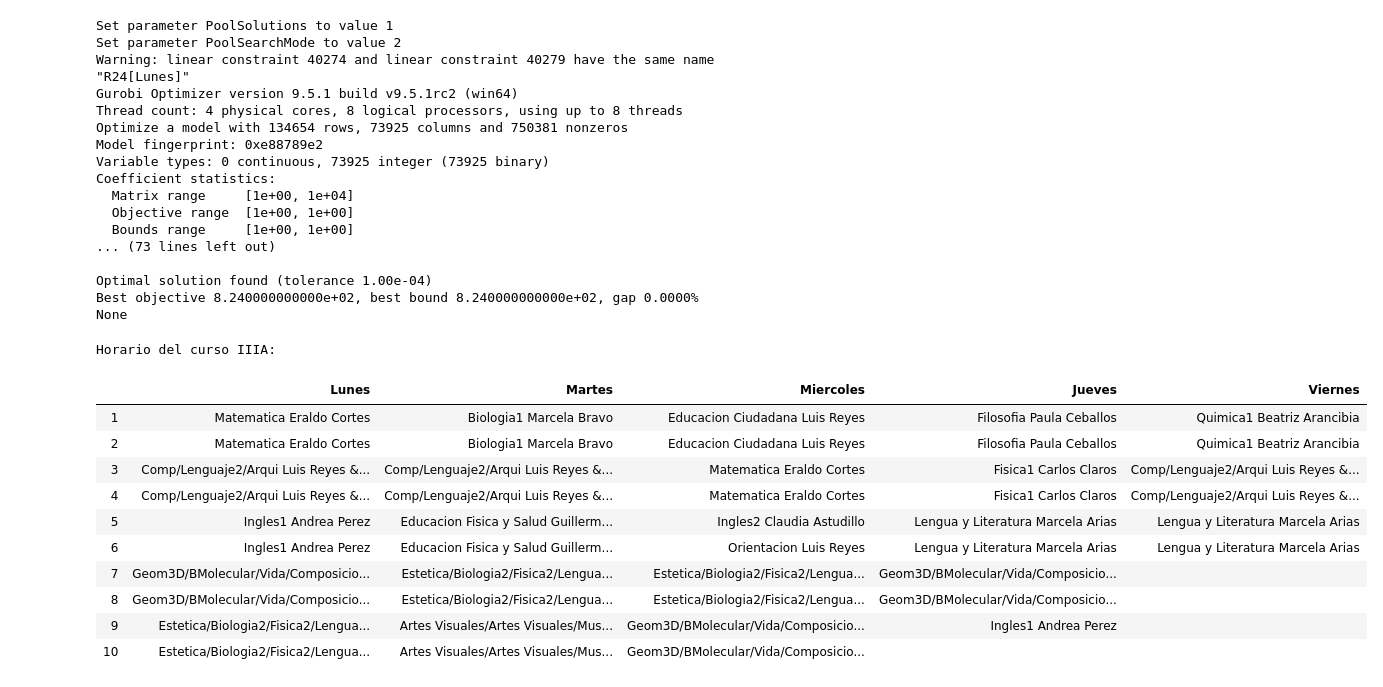
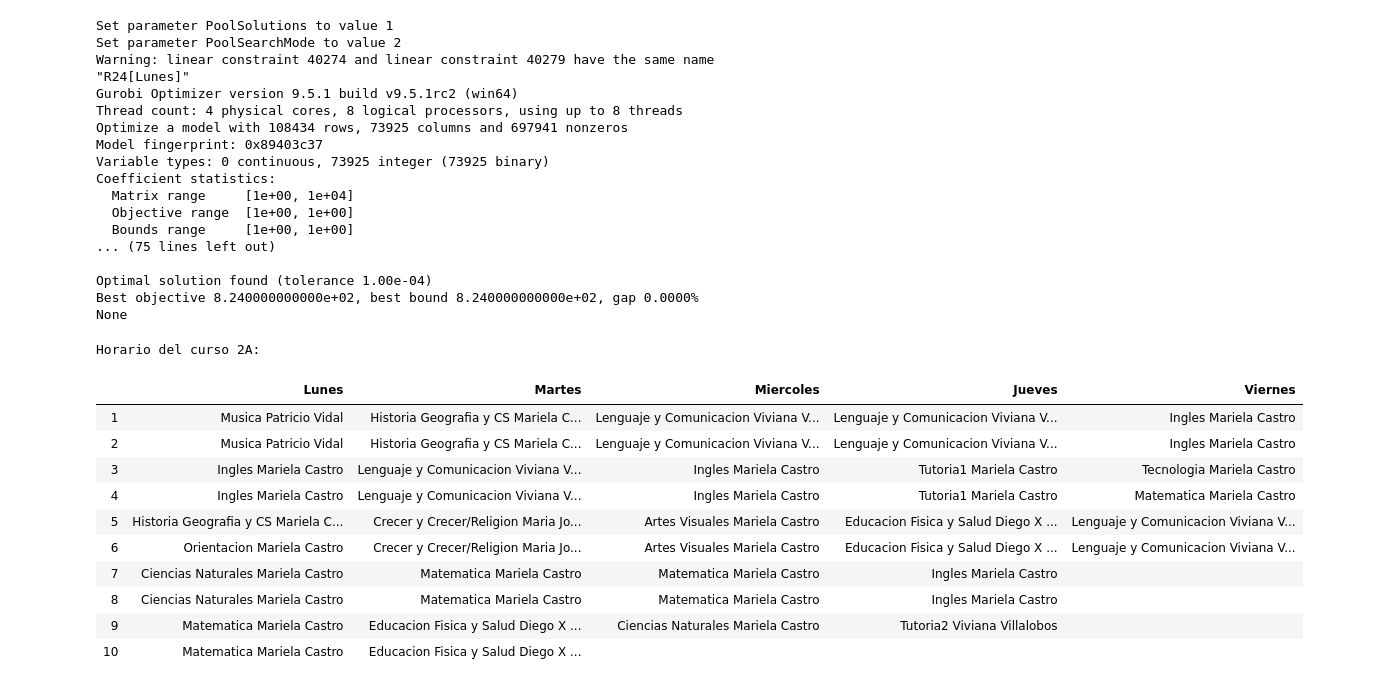
Before and after one commit to acarril/timetable_generator, a Jupyter notebook: Asignador/main.ipynb, the cells around one changed output. Cells and saved outputs as stored; diff of their text form; code cells hidden in the pictures.

Commit message:
Modelo updated

```diff
--- a/Asignador/main.ipynb
+++ b/Asignador/main.ipynb
@@ -91,7 +91,7 @@ def asignaciones_no_hechas(profesores_a_definir_por_curso: Mapping[str, List[Uni
 # %%
 model = gp.Model("Generación de horarios de colegio")
 # model.setParam('OutputFlag', 1)
-f = open('probando_formato.json',encoding='utf8')
+f = open('data/probando_formato.json',encoding='utf8')
 
 M = 10000
 data = json.load(f)
@@ -133,7 +133,7 @@ y = model.addVars(total_asignaciones,dias,modulos,vtype=GRB.BINARY, name="y")
 # * Solo para los cursos donde se prefieren módulos dobles
 w = model.addVars(no_asignaciones, vtype=GRB.BINARY, name="w")
 s = model.addVars(profesores_con_dias_limitados,dias,vtype=GRB.BINARY,name="s") # * Solo para los profesores que tienen menos de 5 días
-n = model.addVars(list(carga_profesores.keys()),dias,[i for i in modulos if i+4 in modulos],vtype=GRB.BINARY,name="v")
+n = model.addVars(list(carga_profesores.keys()),dias,[i for i in modulos if i+4 in modulos],vtype=GRB.BINARY,name="b")
 # %%
 model.addConstrs((M * n[p,d,j] >= sum(x[c,p,r,d,j] + y[c,p,r,d,j] + z[c,p,r,d,j] for cs,r in carga_profesores[p] for c in cs) for p in carga_profesores for d in dias for j in [i for i in modulos if i+4 in modulos]),name="R0");
 # %%
@@ -207,7 +207,7 @@ model.addConstrs((sum(x[cs[0],p,r,d,j] + z[cs[0],p,r,d,j] + y[cs[0],p,r,d,j] for
 # %%
 model.addConstrs((sum(x[cs[0],p,r,d,j] + z[cs[0],p,r,d,j] + y[cs[0],p,r,d,j] for cs,r in carga_profesores[p] for j in modulos) <= limitaciones_profesores[p]['maximo_modulos_diario'] for p in carga_profesores for d in dias),name="R16");
 # %%
-model.addConstrs((sum(x[cs[0],p,r,d,j1] + x[cs[0],p,r,d,j2] + x[cs[0],p,r,d,j3] + x[cs[0],p,r,d,j4] + x[cs[0],p,r,d,j5] + z[cs[0],p,r,d,j1] + z[cs[0],p,r,d,j2] + z[cs[0],p,r,d,j3] + z[cs[0],p,r,d,j4] + z[cs[0],p,r,d,j5] + y[cs[0],p,r,d,j1] + y[cs[0],p,r,d,j2] + y[cs[0],p,r,d,j3] + y[cs[0],p,r,d,j4] + y[cs[0],p,r,d,j5] for cs,r in carga_profesores[p]) <= 4 for p in carga_profesores for d in dias for j1,j2,j3,j4,j5 in [(i,i+1,i+2,i+3,i+4) for i in modulos if i+4 in modulos]), name="R17");
+# model.addConstrs((sum(x[cs[0],p,r,d,j1] + x[cs[0],p,r,d,j2] + x[cs[0],p,r,d,j3] + x[cs[0],p,r,d,j4] + x[cs[0],p,r,d,j5] + z[cs[0],p,r,d,j1] + z[cs[0],p,r,d,j2] + z[cs[0],p,r,d,j3] + z[cs[0],p,r,d,j4] + z[cs[0],p,r,d,j5] + y[cs[0],p,r,d,j1] + y[cs[0],p,r,d,j2] + y[cs[0],p,r,d,j3] + y[cs[0],p,r,d,j4] + y[cs[0],p,r,d,j5] for cs,r in carga_profesores[p]) <= 4 for p in carga_profesores for d in dias for j1,j2,j3,j4,j5 in [(i,i+1,i+2,i+3,i+4) for i in modulos if i+4 in modulos]), name="R17");
 # %%
 model.addConstrs((M * s[p,d] >= sum(x[cs[0],p,r,d,j] + z[cs[0],p,r,d,j] + y[cs[0],p,r,d,j] for cs,r in carga_profesores[p] for j in modulos) for d in dias for p in profesores_con_dias_limitados),name="R18");
 # %%
@@ -236,12 +236,6 @@ for c in ramos_en_distintos_dias:
             model.addConstrs((sum(x[c,p1,r1,d,j] + x[c,p2,r2,d,j] + z[c,p1,r1,d,j] + z[c,p2,r2,d,j] + y[c,p1,r1,d,j] + y[c,p2,r2,d,j] for j in modulos) <= max(ramos_por_curso[c][r1]['maximo_modulos_diarios'], ramos_por_curso[c][r2]['maximo_modulos_diarios']) for d in dias),name="R24");
 # %%
 model.addConstrs((x[c,p,r,d,j] + z[c,p,r,d,j] + y[c,p,r,d,j]<= 1 for c,p,r in total_asignaciones for d in dias for j in modulos),name="R25");
-# %%
-for j,k in modulos_consecutivos:
-    model.addConstrs((x[c,p,r,d,j] + z[c,p,r,d,j] <= 1 for c,p,r in total_asignaciones for d in dias),name=f"R26[{j}]");
-# %%
-for j,k in modulos_consecutivos:
-    model.addConstrs((x[c,p,r,d,k] + y[c,p,r,d,k] <= 1 for c,p,r in total_asignaciones for d in dias),name=f"R27[{k}]");
 # %%
 model.addConstrs((z[c,p,r,d,j] - y[c,p,r,d,k] == 0 for c,p,r in total_asignaciones for d in dias for j,k in [(modulos[i],modulos[i+1]) for i in range(len(modulos) - 1)]),name="R28");
 # %%
@@ -269,16 +263,17 @@ model.write('probando.lp')
 #         removed.append(str(c.constrName))
 #         model.remove(c)
 
-while seguir:
-    model.optimize()
-    if 'value' in str(model.getVars()[0]):
-        seguir = False
-    if seguir:
-        model.remove(model.getConstrByName(lista_restricciones[len(lista_restricciones) - 1]))
-        lista_restricciones.remove(lista_restricciones[len(lista_restricciones) - 1])
-        model.update()
+# while seguir:
+#     model.optimize()
+#     if 'value' in str(model.getVars()[0]):
+#         seguir = False
+#     if seguir:
+#         model.remove(model.getConstrByName(lista_restricciones[len(lista_restricciones) - 1]))
+#         lista_restricciones.remove(lista_restricciones[len(lista_restricciones) - 1])
+#         model.update()
 
 model.update()
+model.optimize()
 for i in range(model.SolCount):
     model.setParam("SolutionNumber", i)
     model.update()
@@ -295,14 +290,14 @@ Set parameter PoolSearchMode to value 2
 Warning: linear constraint 40274 and linear constraint 40279 have the same name "R24[Lunes]"
 Gurobi Optimizer version 9.5.1 build v9.5.1rc2 (win64)
 Thread count: 4 physical cores, 8 logical processors, using up to 8 threads
-Optimize a model with 134654 rows, 73925 columns and 750381 nonzeros
-Model fingerprint: 0xe88789e2
+Optimize a model with 108434 rows, 73925 columns and 697941 nonzeros
+Model fingerprint: 0x89403c37
 Variable types: 0 continuous, 73925 integer (73925 binary)
 Coefficient statistics:
   Matrix range     [1e+00, 1e+04]
   Objective range  [1e+00, 1e+00]
   Bounds range     [1e+00, 1e+00]
-... (73 lines left out)
+... (75 lines left out)
 
 Optimal solution found (tolerance 1.00e-04)
 Best objective 8.240000000000e+02, best bound 8.240000000000e+02, gap 0.0000%
@@ -399,45 +394,45 @@ def generar_horario(curso, numero_sol):
                 ultimo_dia = elem[3]
                 lista_dia.append(ultimo_dia)
                 elem[2] = elem[2].replace('_', ' ')
                 elem[1] = elem[1].replace('_', ' ')
                 lista_dia.append(f'{elem[2]} \n {elem[1]}')
             else:
                 elem[2] = elem[2].replace('_', ' ')
                 elem[1] = elem[1].replace('_', ' ')
                 lista_dia.append(f'{elem[2]} \n {elem[1]}')
 
     lista_auxiliar.append(lista_dia)
     lista_auxiliar = lista_auxiliar[1:]
     len_maxima = 0
     for dia in lista_auxiliar:
         if len(dia) > len_maxima:
             len_maxima = len(dia)
 
     horario.add_column('', [i+1 for i in range(len_maxima - 1)])
 
     for i in range(len(lista_auxiliar)):
         for j in range(len_maxima - len(lista_auxiliar[i])):
             lista_auxiliar[i].append('')
         horario.add_column(lista_auxiliar[i][0], lista_auxiliar[i][1:], align='c')
     horario.format = True
     print(f'Horario del curso {curso}: ')
     return horario
 
-curso = 'IIIA'
+curso = '2A'
 generar_horario(curso,numero_sol=1)
 # %% [output]
-Horario del curso IIIA:
+Horario del curso 2A:
 |  | Lunes | Martes | Miercoles | Jueves | Viernes |
-| 1 | Matematica Eraldo Cortes | Biologia1 Marcela Bravo | Educacion Ciudadana Luis Reyes | Filosofia Paula Ceballos | Quimica1 Beatriz Arancibia |
-| 2 | Matematica Eraldo Cortes | Biologia1 Marcela Bravo | Educacion Ciudadana Luis Reyes | Filosofia Paula Ceballos | Quimica1 Beatriz Arancibia |
-| 3 | Comp/Lenguaje2/Arqui Luis Reyes &... | Comp/Lenguaje2/Arqui Luis Reyes &... | Matematica Eraldo Cortes | Fisica1 Carlos Claros | Comp/Lenguaje2/Arqui Luis Reyes &... |
-| 4 | Comp/Lenguaje2/Arqui Luis Reyes &... | Comp/Lenguaje2/Arqui Luis Reyes &... | Matematica Eraldo Cortes | Fisica1 Carlos Claros | Comp/Lenguaje2/Arqui Luis Reyes &... |
-| 5 | Ingles1 Andrea Perez | Educacion Fisica y Salud Guillerm... | Ingles2 Claudia Astudillo | Lengua y Literatura Marcela Arias | Lengua y Literatura Marcela Arias |
-| 6 | Ingles1 Andrea Perez | Educacion Fisica y Salud Guillerm... | Orientacion Luis Reyes | Lengua y Literatura Marcela Arias | Lengua y Literatura Marcela Arias |
-| 7 | Geom3D/BMolecular/Vida/Composicio... | Estetica/Biologia2/Fisica2/Lengua... | Estetica/Biologia2/Fisica2/Lengua... | Geom3D/BMolecular/Vida/Composicio... |  |
-| 8 | Geom3D/BMolecular/Vida/Composicio... | Estetica/Biologia2/Fisica2/Lengua... | Estetica/Biologia2/Fisica2/Lengua... | Geom3D/BMolecular/Vida/Composicio... |  |
-| 9 | Estetica/Biologia2/Fisica2/Lengua... | Artes Visuales/Artes Visuales/Mus... | Geom3D/BMolecular/Vida/Composicio... | Ingles1 Andrea Perez |  |
-| 10 | Estetica/Biologia2/Fisica2/Lengua... | Artes Visuales/Artes Visuales/Mus... | Geom3D/BMolecular/Vida/Composicio... |  |  |
+| 1 | Musica Patricio Vidal | Historia Geografia y CS Mariela C... | Lenguaje y Comunicacion Viviana V... | Lenguaje y Comunicacion Viviana V... | Ingles Mariela Castro |
+| 2 | Musica Patricio Vidal | Historia Geografia y CS Mariela C... | Lenguaje y Comunicacion Viviana V... | Lenguaje y Comunicacion Viviana V... | Ingles Mariela Castro |
+| 3 | Ingles Mariela Castro | Lenguaje y Comunicacion Viviana V... | Ingles Mariela Castro | Tutoria1 Mariela Castro | Tecnologia Mariela Castro |
+| 4 | Ingles Mariela Castro | Lenguaje y Comunicacion Viviana V... | Ingles Mariela Castro | Tutoria1 Mariela Castro | Matematica Mariela Castro |
+| 5 | Historia Geografia y CS Mariela C... | Crecer y Crecer/Religion Maria Jo... | Artes Visuales Mariela Castro | Educacion Fisica y Salud Diego X ... | Lenguaje y Comunicacion Viviana V... |
+| 6 | Orientacion Mariela Castro | Crecer y Crecer/Religion Maria Jo... | Artes Visuales Mariela Castro | Educacion Fisica y Salud Diego X ... | Lenguaje y Comunicacion Viviana V... |
+| 7 | Ciencias Naturales Mariela Castro | Matematica Mariela Castro | Matematica Mariela Castro | Ingles Mariela Castro |  |
+| 8 | Ciencias Naturales Mariela Castro | Matematica Mariela Castro | Matematica Mariela Castro | Ingles Mariela Castro |  |
+| 9 | Matematica Mariela Castro | Educacion Fisica y Salud Diego X ... | Ciencias Naturales Mariela Castro | Tutoria2 Viviana Villalobos |  |
+| 10 | Matematica Mariela Castro | Educacion Fisica y Salud Diego X ... |  |  |  |
 # %%
 def generar_horario_profesor(nombre_profesor,numero_sol):
     clases_profesor = []
```
Also changed, not shown: parts of 1 cell of this notebook, 1 other file.
